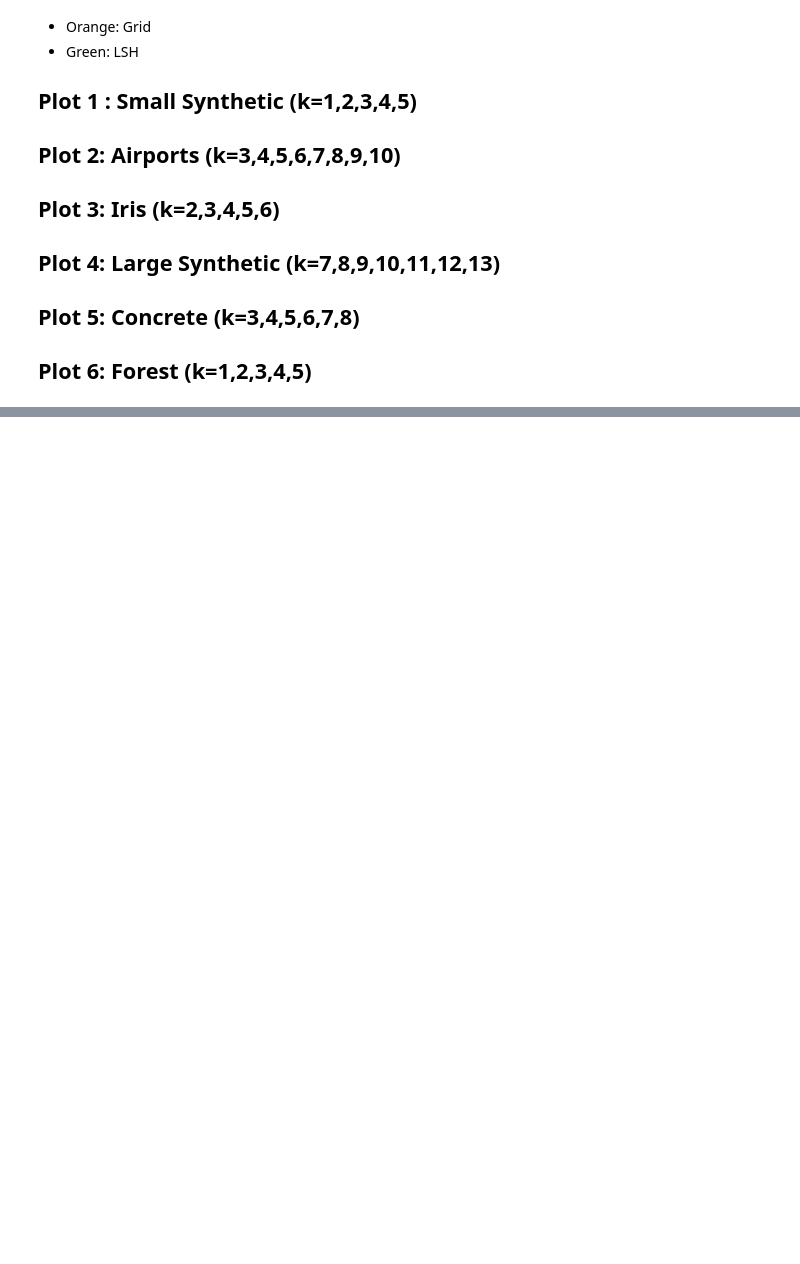
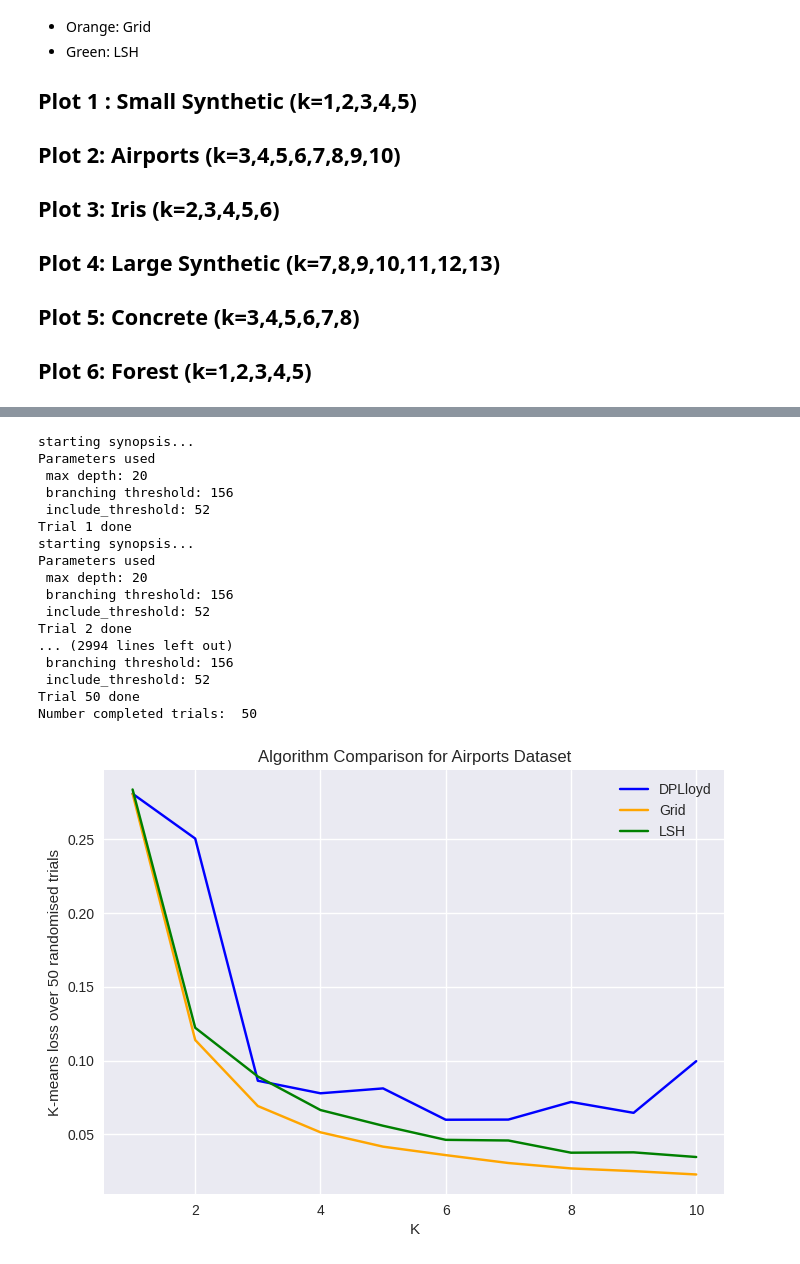
Before and after one commit to amy-ln/dpclustering, a Jupyter notebook: comparison.ipynb, the cells around one changed output, grey strips where cells are left out. Cells and saved outputs as stored; diff of their text form; code cells hidden in the pictures; blank space fills up the shorter version.

```diff
--- a/comparison.ipynb
+++ b/comparison.ipynb
@@ -89,0 +131,22 @@ For each dataset, plot the k-means loss of each algorithm over a variety of diff
+# %%
+airports = np.load("datasets/airports.npy")
+plot_algos(airports, list(range(1,11)), lloyd_iters=1, M=20, title="Algorithm Comparison for Airports Dataset")
+# %% [output]
+starting synopsis...
+Parameters used
+ max depth: 20
+ branching threshold: 156
+ include_threshold: 52
+Trial 1 done
+starting synopsis...
+Parameters used
+ max depth: 20
+ branching threshold: 156
+ include_threshold: 52
+Trial 2 done
+... (2994 lines left out)
+ branching threshold: 156
+ include_threshold: 52
+Trial 50 done
+Number completed trials:  50
+[figure, added]
```
Also changed, not shown: parts of 7 cells of this notebook.
